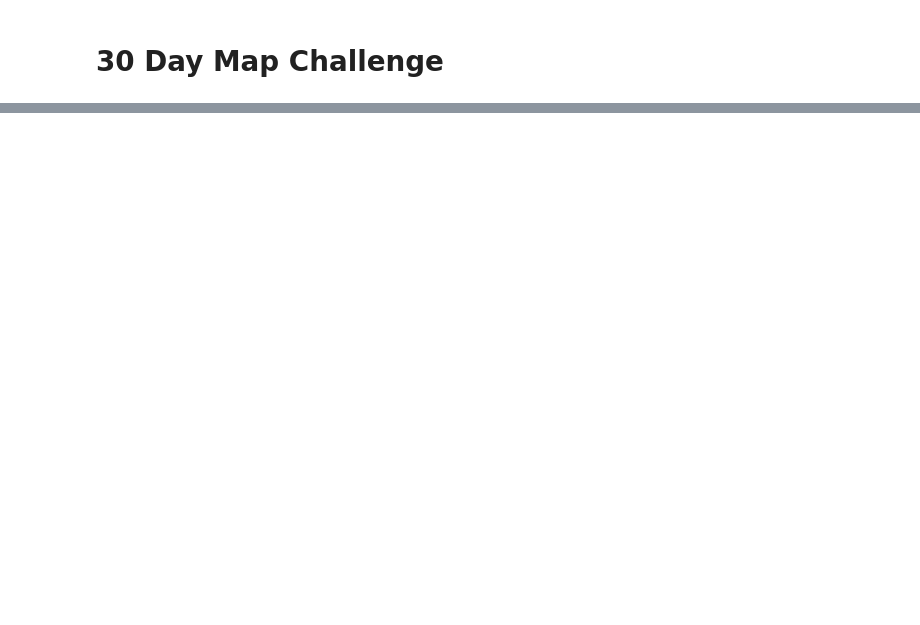
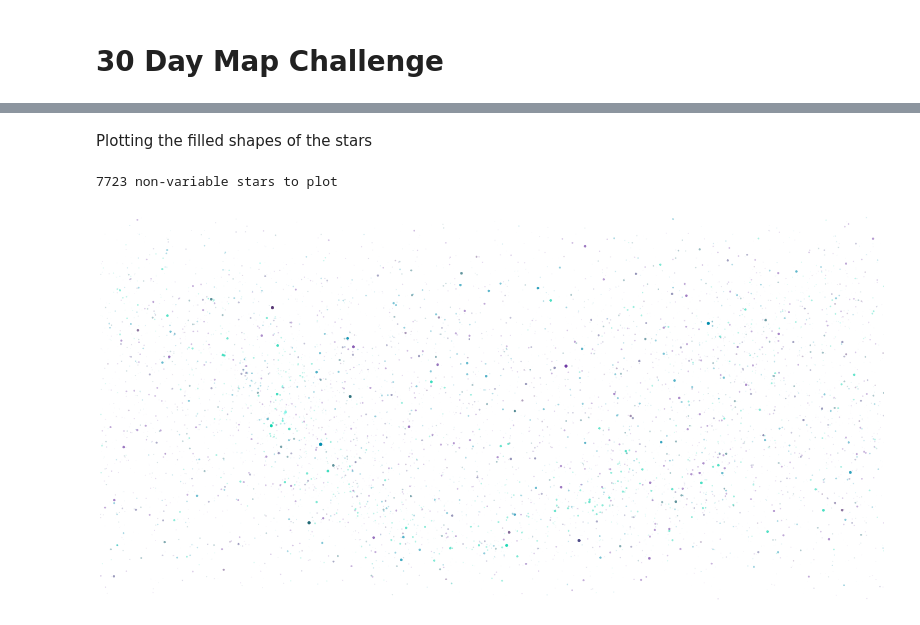
Before and after one commit to VikkiWalls/30-Day-Map-Challenge-2022, a Jupyter notebook: Code/Day 9 - Space (2).ipynb, the cells around one changed output, grey strips where cells are left out. Drawn from its saved outputs; the diff is of its cells as text; code cells hidden in the pictures; blank space fills up the shorter version.

```diff
--- a/Code/Day 9 - Space (2).ipynb
+++ b/Code/Day 9 - Space (2).ipynb
@@ -11,0 +138,23 @@ ModuleNotFoundError: No module named 'pandas'
+# %% [markdown]
+Plotting the filled shapes of the stars
+# %%
+fig = plt.figure(figsize=figsize)
+ax = plt.axes(projection=ccrs.PlateCarree(180))
+
+stars_nonvar = stars[pd.isnull(stars['var'])]
+stars_nonvar = stars_nonvar[stars_nonvar['color'] != '#000000']
+print(len(stars_nonvar), 'non-variable stars to plot')
+
+for index, row in stars_nonvar.iterrows():
+    try:
+        ax.scatter(row['ra']*360/24, row['dec'], transform=ccrs.Geodetic(),
+           s=(6.5-row['mag'])*5, color=row['color'], lw=0, edgecolor='none',
+           alpha=min(1, ((6.5-row['mag'])*5)/(6.5*5)), zorder=6.5-row['mag'])
+    except:
+        print(row['ra'], row['dec'], row['mag'], row['color'])
+
+ax.set_xlim(ax.get_xlim()[::-1])
+set_save_image(fig, 'star_fills.png')
+# %% [output]
+7723 non-variable stars to plot
+[figure, added]
```
Also changed, not shown: parts of 31 cells of this notebook.
